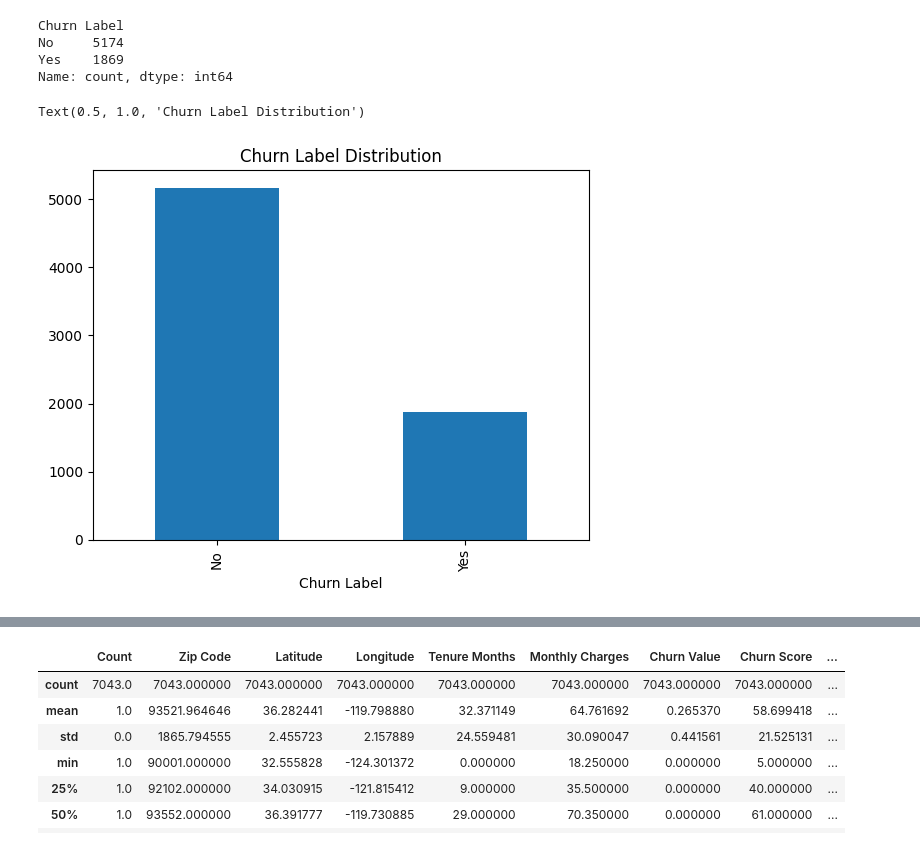
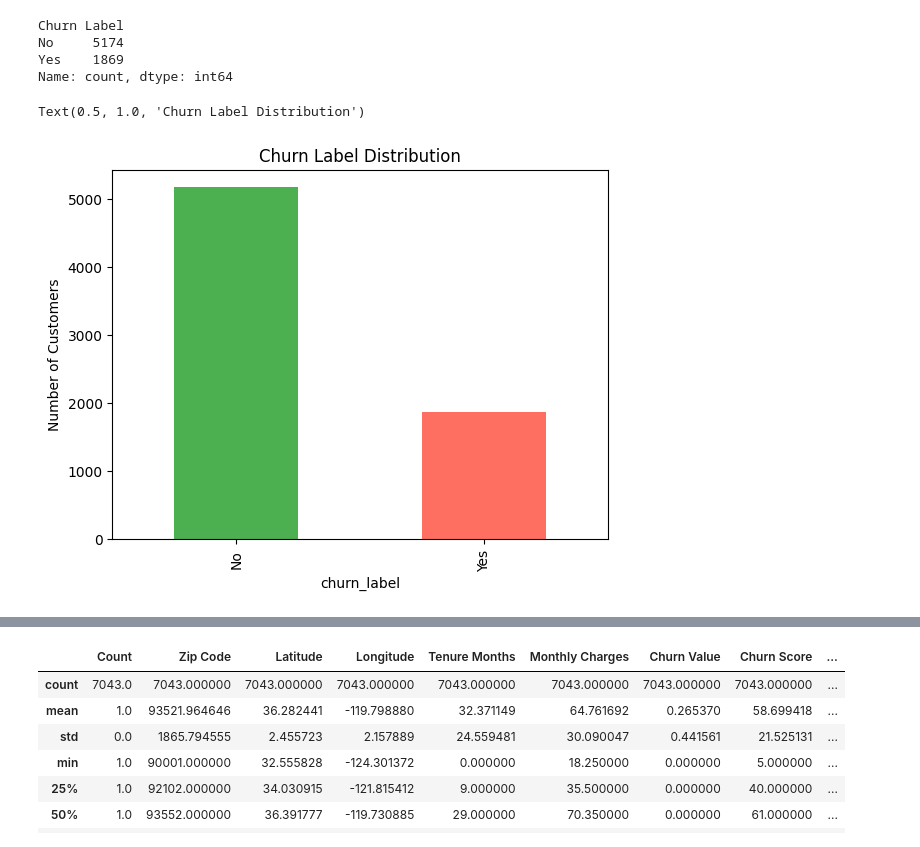
Before and after one commit to Omotolaaa7/ml_projet_ChurnClient, a Jupyter notebook: notebooks/01_exploration.ipynb, the cells around one changed output, grey strips where cells are left out. Saved outputs shown, nothing was run; the diff lists cells and outputs as text; code cells hidden in the pictures.

```diff
--- a/notebooks/01_exploration.ipynb
+++ b/notebooks/01_exploration.ipynb
@@ -23,11 +23,12 @@ Yes    1869
 Name: count, dtype: int64
 # %%
 
-data_xlsx['Churn Label'].value_counts().plot(kind='bar')
+data_xlsx['churn_label'].value_counts().plot(kind='bar', color=['#4CAF50', '#FF6F61'])
+plt.ylabel('Number of Customers')
 plt.title('Churn Label Distribution')
 # %% [output]
 Text(0.5, 1.0, 'Churn Label Distribution')
-[figure, old version]
+[figure, new version]
 # %%
 data_xlsx.info()
 # %% [output]
```
Also changed, not shown: parts of 22 cells of this notebook, 2 other files.
